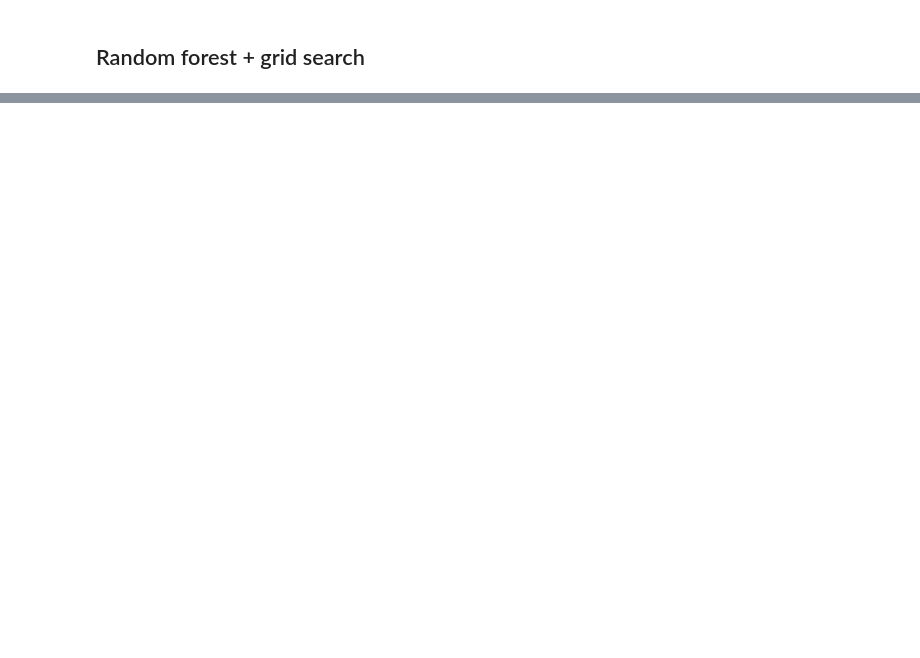
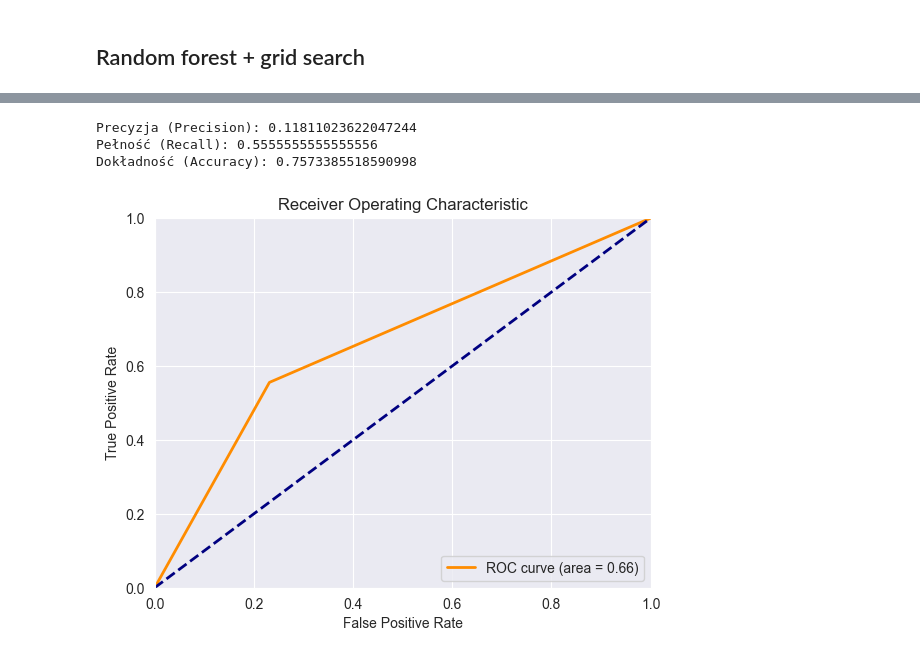
Before and after one commit to aleksandra0014/ML, a Jupyter notebook: breast_cancer/data_analysis.ipynb, the cells around one changed output, grey strips where cells are left out. Saved outputs shown, nothing was run; the diff lists cells and outputs as text; code cells hidden in the pictures; blank space fills up the shorter version.

```diff
--- a/breast_cancer/data_analysis.ipynb
+++ b/breast_cancer/data_analysis.ipynb
@@ -378,0 +403,8 @@ IndexError: Inconsistent shape between the condition and the input (got (1022, 1
+# %%
+p5, r5, a5 = p_metrics(y_test, y_pred5)
+c5 = aoc_roc(y_test, y_pred5)
+# %% [output]
+Precyzja (Precision): 0.11811023622047244
+Pełność (Recall): 0.5555555555555556
+Dokładność (Accuracy): 0.7573385518590998
+[figure, added]
```
Also changed, not shown: parts of 16 cells of this notebook.
